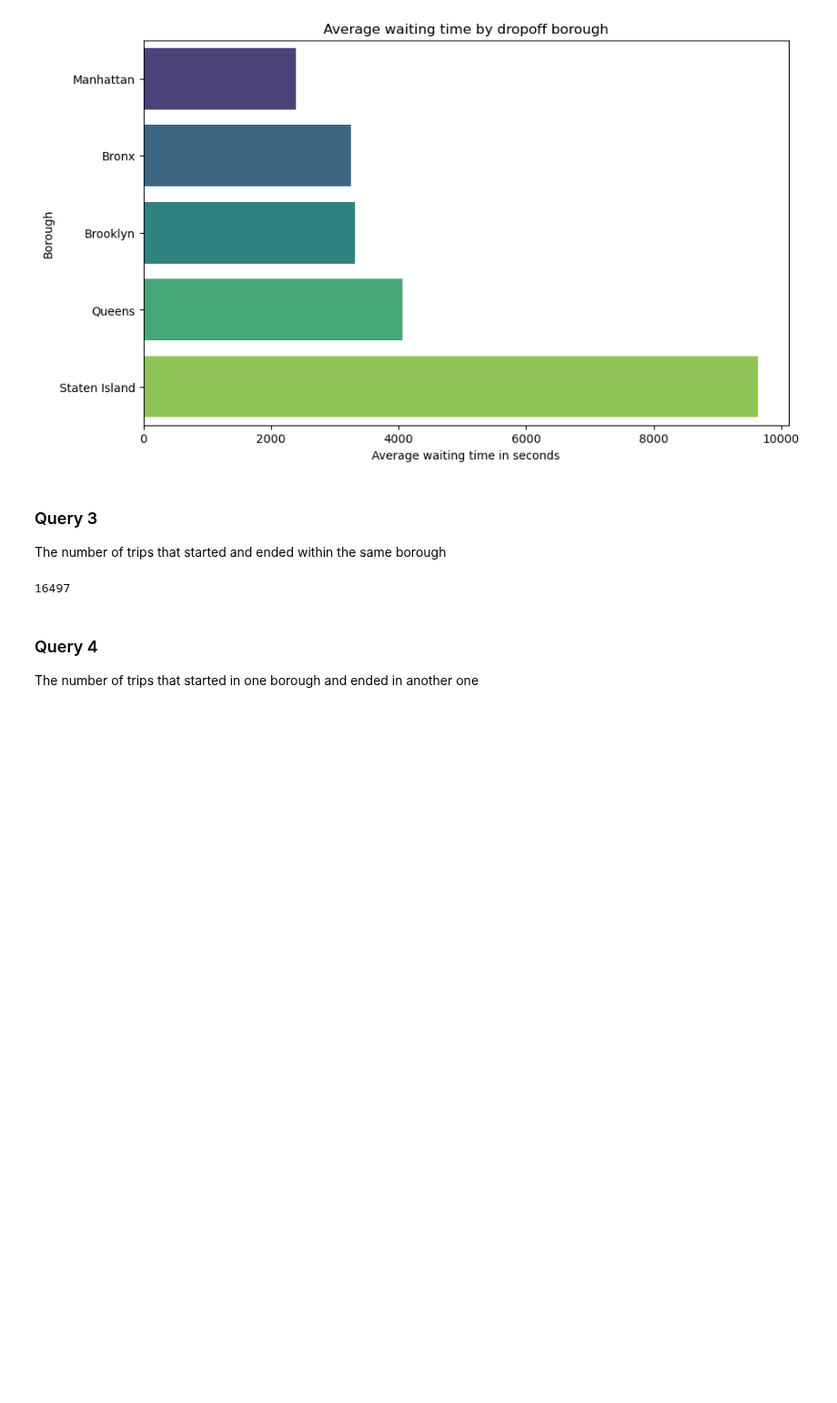
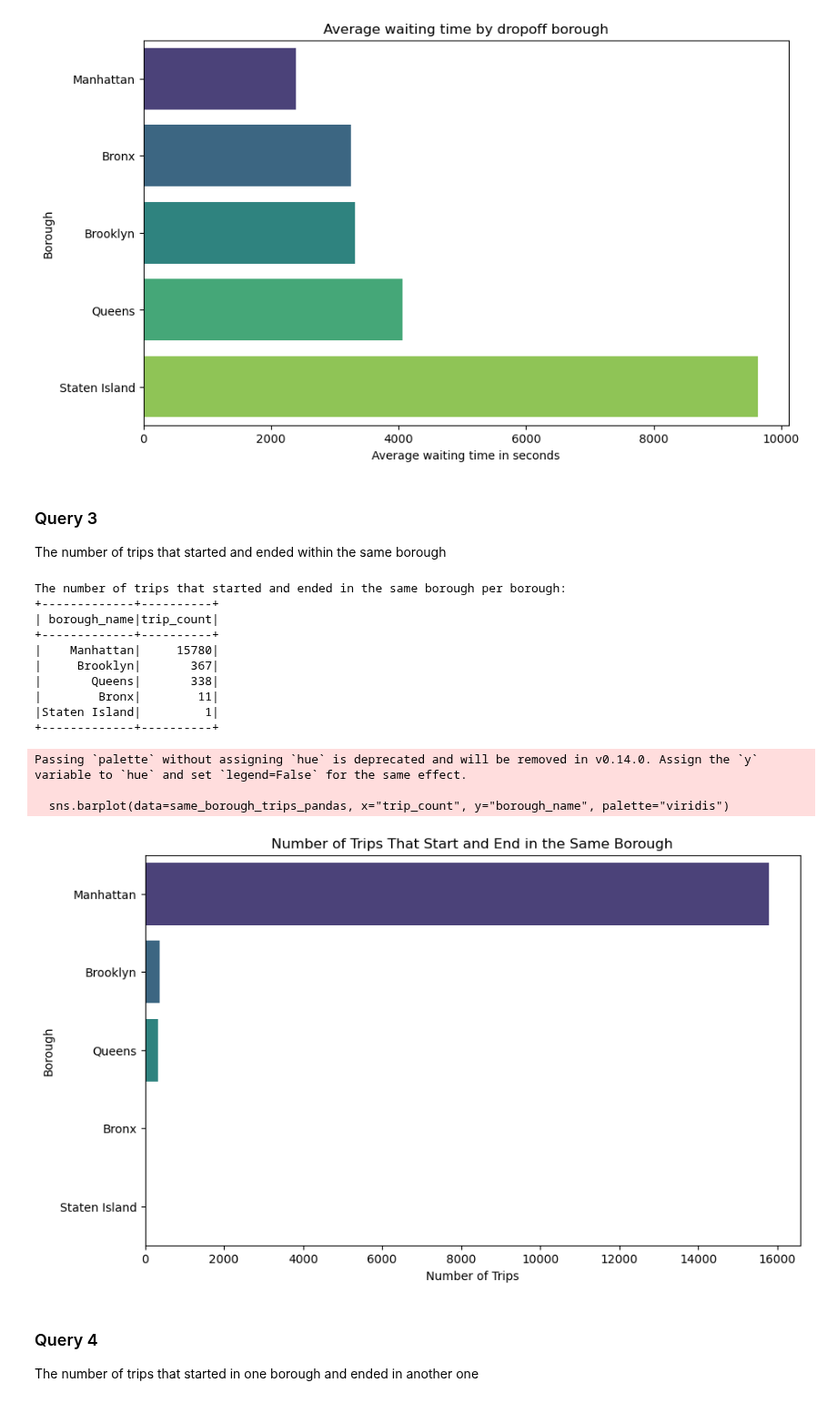
Before and after one commit to pirjo2/bdm-projects, a Jupyter notebook: Project_1/P1.ipynb, the cells around one changed output. Shown at 91% size. Drawn from its saved outputs; the diff is of its cells as text; code cells hidden in the pictures; blank space fills up the shorter version.

```diff
--- a/Project_1/P1.ipynb
+++ b/Project_1/P1.ipynb
@@ -248,12 +248,49 @@ plt.show()
 # %% [markdown]
 ### Query 3
 The number of trips that started and ended within the same borough
-# %%
-taxi_sample = taxi_df.limit(20000)
-sumOfTripsBoroughSame = taxi_sample.filter(col("pickup_borough") == col("dropoff_borough")).count()
-print(sumOfTripsBoroughSame)
-# %% [output]
-16497
+# %%
+# Filter df to only include trips that start and end in same borough, group by pickup boroughs
+same_borough_trips_df = taxi_sample.filter(col("pickup_borough") == col("dropoff_borough")).groupBy("pickup_borough").agg(count("*").alias("trip_count"))
+
+# Put borough names and codes in new df to be used in next step
+borough_names_df = spark.createDataFrame([(code, name) for code, name in b_names.items()],
+                                        ["borough_code", "borough_name"])
+
+# Replace borough codes w borough names
+same_borough_trips_named = same_borough_trips_df.join(
+    borough_names_df,
+    same_borough_trips_df.pickup_borough == borough_names_df.borough_code,
+    "left"
+)
+
+# Show results'
+print("The number of trips that started and ended in the same borough per borough:")
+same_borough_trips_named = same_borough_trips_named.select("borough_name", "trip_count")
+same_borough_trips_named.show()
+
+#vizualise
+same_borough_trips_pandas = same_borough_trips_named.toPandas()
+plt.figure(figsize=(10, 6))
+sns.barplot(data=same_borough_trips_pandas, x="trip_count", y="borough_name", palette="viridis")
+plt.xlabel("Number of Trips")
+plt.ylabel("Borough")
+plt.title("Number of Trips That Start and End in the Same Borough")
+plt.show()
+# %% [output]
+The number of trips that started and ended in the same borough per borough:
++-------------+----------+
+| borough_name|trip_count|
++-------------+----------+
+|    Manhattan|     15780|
+|     Brooklyn|       367|
+|       Queens|       338|
+|        Bronx|        11|
+|Staten Island|         1|
++-------------+----------+
+Passing `palette` without assigning `hue` is deprecated and will be removed in v0.14.0. Assign the `y` variable to `hue` and set `legend=False` for the same effect.
+
+  sns.barplot(data=same_borough_trips_pandas, x="trip_count", y="borough_name", palette="viridis")
+[figure, added]
 # %% [markdown]
 ### Query 4
 The number of trips that started in one borough and ended in another one
```
